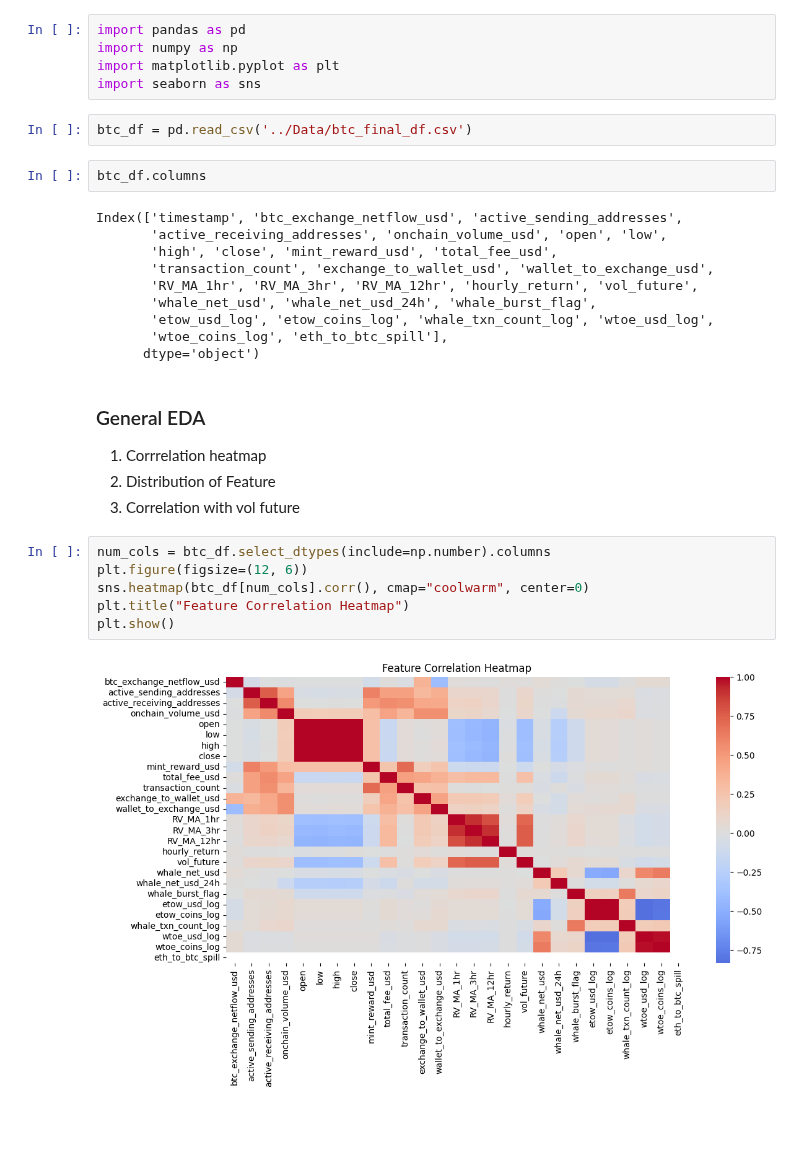
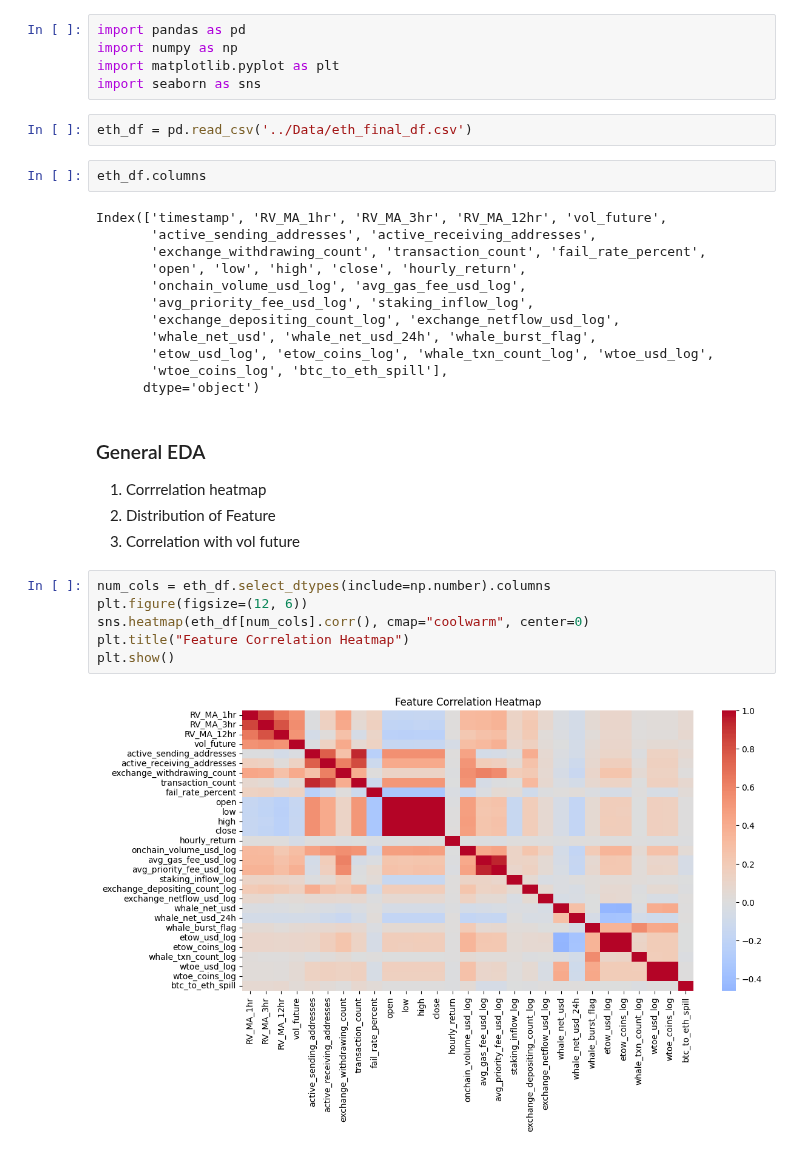
Before and after one commit to C3lineTan/DSE4101-CryptoWhale-2, a Jupyter notebook: EDA/BTC_EDA.ipynb, the cells around one changed output. Saved outputs shown, nothing was run; the diff lists cells and outputs as text; blank space fills up the shorter version.

```diff
--- a/EDA/BTC_EDA.ipynb
+++ b/EDA/BTC_EDA.ipynb
@@ -4,18 +4,20 @@ import numpy as np
 import matplotlib.pyplot as plt
 import seaborn as sns
 # %%
-btc_df = pd.read_csv('../Data/btc_final_df.csv')
+eth_df = pd.read_csv('../Data/eth_final_df.csv')
 # %%
-btc_df.columns
+eth_df.columns
 # %% [output]
-Index(['timestamp', 'btc_exchange_netflow_usd', 'active_sending_addresses',
-       'active_receiving_addresses', 'onchain_volume_usd', 'open', 'low',
-       'high', 'close', 'mint_reward_usd', 'total_fee_usd',
-       'transaction_count', 'exchange_to_wallet_usd', 'wallet_to_exchange_usd',
-       'RV_MA_1hr', 'RV_MA_3hr', 'RV_MA_12hr', 'hourly_return', 'vol_future',
+Index(['timestamp', 'RV_MA_1hr', 'RV_MA_3hr', 'RV_MA_12hr', 'vol_future',
+       'active_sending_addresses', 'active_receiving_addresses',
+       'exchange_withdrawing_count', 'transaction_count', 'fail_rate_percent',
+       'open', 'low', 'high', 'close', 'hourly_return',
+       'onchain_volume_usd_log', 'avg_gas_fee_usd_log',
+       'avg_priority_fee_usd_log', 'staking_inflow_log',
+       'exchange_depositing_count_log', 'exchange_netflow_usd_log',
        'whale_net_usd', 'whale_net_usd_24h', 'whale_burst_flag',
        'etow_usd_log', 'etow_coins_log', 'whale_txn_count_log', 'wtoe_usd_log',
-       'wtoe_coins_log', 'eth_to_btc_spill'],
+       'wtoe_coins_log', 'btc_to_eth_spill'],
       dtype='object')
 # %% [markdown]
 ### General EDA
@@ -23,12 +25,12 @@ Index(['timestamp', 'btc_exchange_netflow_usd', 'active_sending_addresses',
 2) Distribution of Feature
 3) Correlation with vol future
 # %%
-num_cols = btc_df.select_dtypes(include=np.number).columns
+num_cols = eth_df.select_dtypes(include=np.number).columns
 plt.figure(figsize=(12, 6))
-sns.heatmap(btc_df[num_cols].corr(), cmap="coolwarm", center=0)
+sns.heatmap(eth_df[num_cols].corr(), cmap="coolwarm", center=0)
 plt.title("Feature Correlation Heatmap")
 plt.show()
 # %% [output]
-[figure, old version]
+[figure, new version]
 # %%
 # Plot histograms for key numeric features
```
Also changed, not shown: parts of 7 cells of this notebook, 3 other files.
